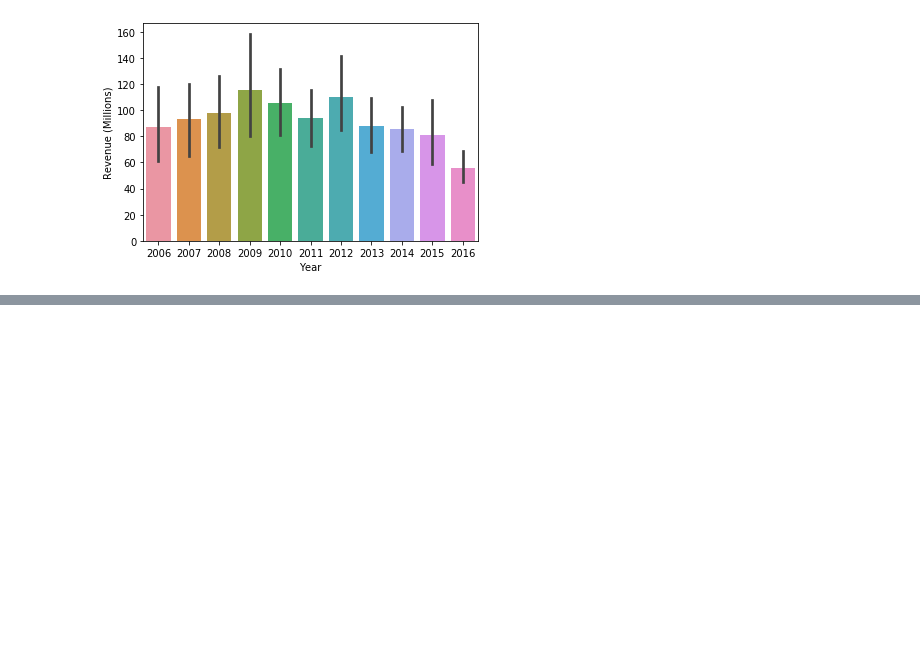
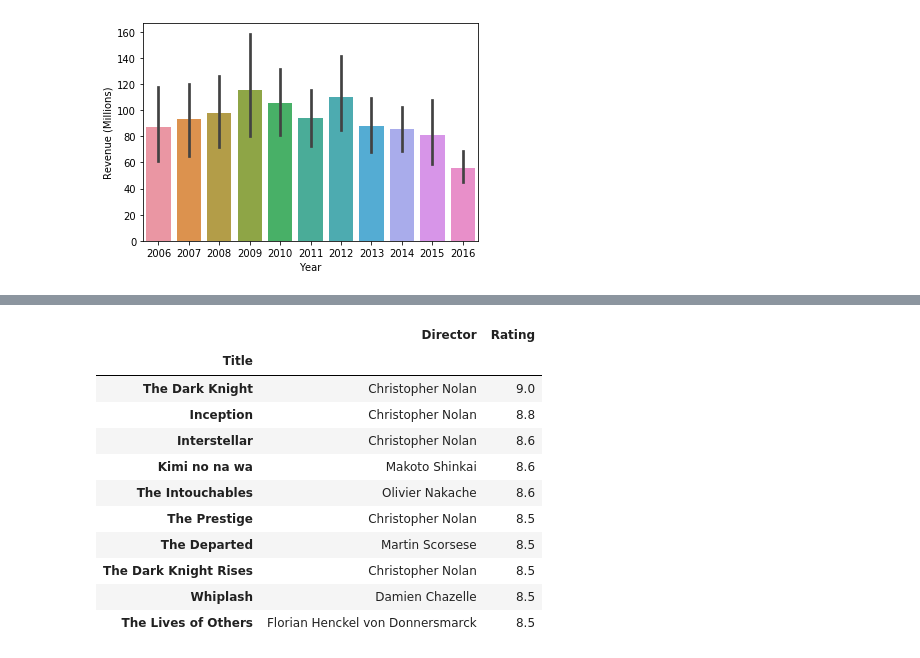
Before and after one commit to achmegantara/imdb-movie-analysis, a Jupyter notebook: imdb.ipynb, the cells around one changed output, grey strips where cells are left out. Saved outputs shown, nothing was run; the diff lists cells and outputs as text; code cells hidden in the pictures; blank space fills up the shorter version.

```diff
--- a/imdb.ipynb
+++ b/imdb.ipynb
@@ -198,0 +289,15 @@ sns.barplot(x='Year', y='Revenue (Millions)', data=data)
+# %%
+data.nlargest(10, 'Rating')[['Title', 'Director', 'Rating']].set_index('Title')
+# %% [output]
+|  | Director | Rating |
+| Title |  |  |
+| The Dark Knight | Christopher Nolan | 9.0 |
+| Inception | Christopher Nolan | 8.8 |
+| Interstellar | Christopher Nolan | 8.6 |
+| Kimi no na wa | Makoto Shinkai | 8.6 |
+| The Intouchables | Olivier Nakache | 8.6 |
+| The Prestige | Christopher Nolan | 8.5 |
+| The Departed | Martin Scorsese | 8.5 |
+| The Dark Knight Rises | Christopher Nolan | 8.5 |
+| Whiplash | Damien Chazelle | 8.5 |
+| The Lives of Others | Florian Henckel von Donnersmarck | 8.5 |
```
Also changed, not shown: parts of 16 cells of this notebook, 1 other file.
